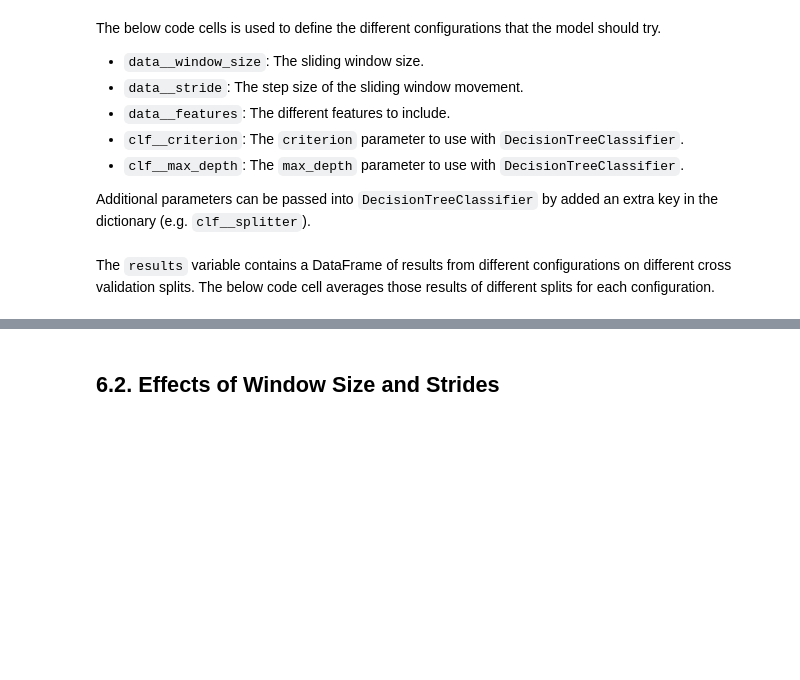
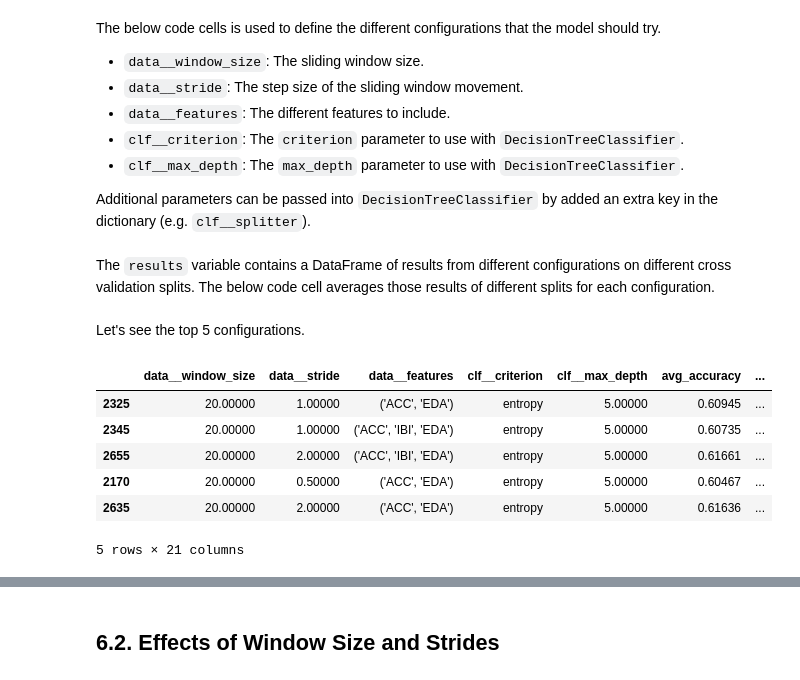
Before and after one commit to Socret360/ce888-data-science-and-decision-making, a Jupyter notebook: project/experiment.ipynb, the cells around one changed output, grey strips where cells are left out. Cells and saved outputs as stored; diff of their text form; code cells hidden in the pictures; blank space fills up the shorter version.

```diff
--- a/project/experiment.ipynb
+++ b/project/experiment.ipynb
@@ -535,0 +545,12 @@ avg_results = results.groupby(list(param_grid.keys()), as_index=False, dropna=Fa
+# %% [markdown]
+Let's see the top 5 configurations.
+# %%
+final_results.sort_values(by=['avg_f1_score'], ascending=False).head(n=5)
+# %% [output]
+|  | data__window_size | data__stride | data__features | clf__criterion | clf__max_depth | avg_accuracy | ... |
+| 2325 | 20.00000 | 1.00000 | ('ACC', 'EDA') | entropy | 5.00000 | 0.60945 | ... |
+| 2345 | 20.00000 | 1.00000 | ('ACC', 'IBI', 'EDA') | entropy | 5.00000 | 0.60735 | ... |
+| 2655 | 20.00000 | 2.00000 | ('ACC', 'IBI', 'EDA') | entropy | 5.00000 | 0.61661 | ... |
+| 2170 | 20.00000 | 0.50000 | ('ACC', 'EDA') | entropy | 5.00000 | 0.60467 | ... |
+| 2635 | 20.00000 | 2.00000 | ('ACC', 'EDA') | entropy | 5.00000 | 0.61636 | ... |
+5 rows × 21 columns
```
Also changed, not shown: parts of 20 cells of this notebook.
